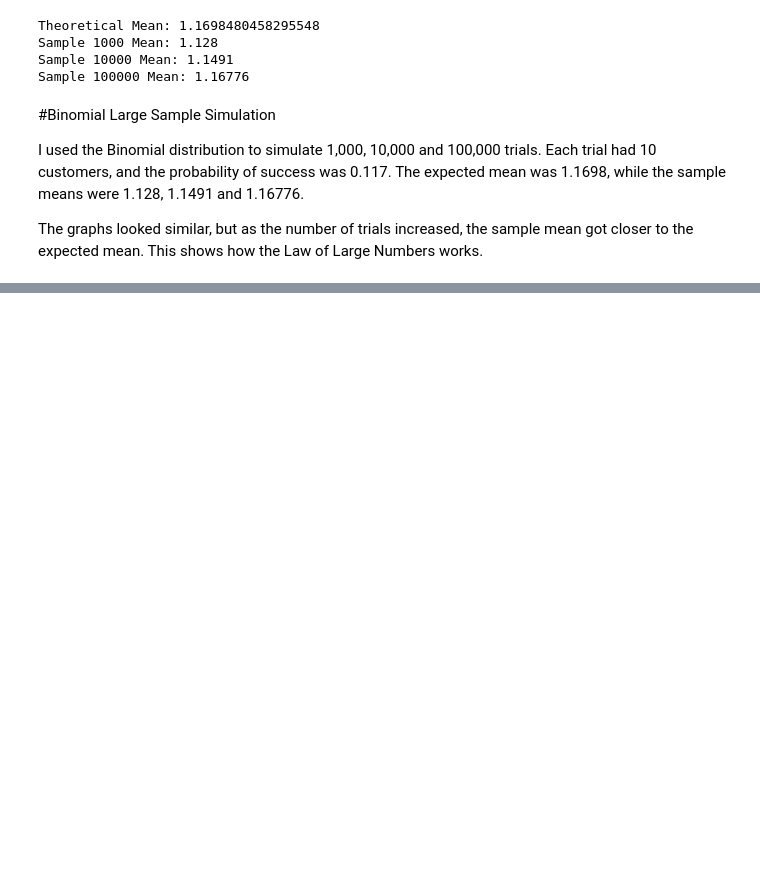
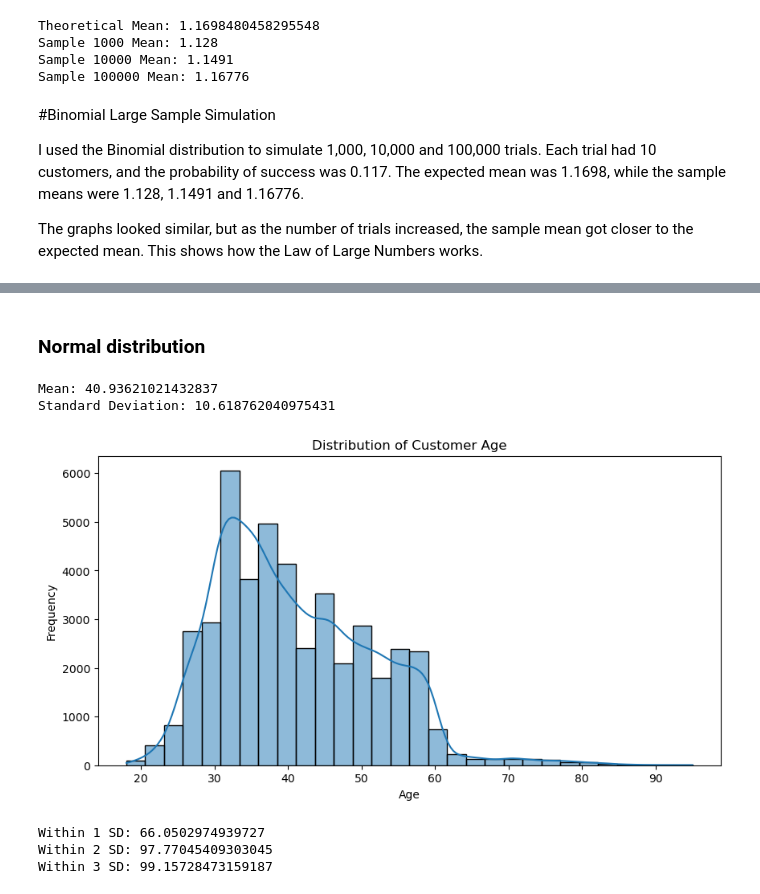
Before and after one commit to Munkhzaya-pom/statistic-sep-26, a Jupyter notebook: statistic-word-sep-26/Munkhzaya_stats-sep26.ipynb, the cells around one changed output, grey strips where cells are left out. Saved outputs shown, nothing was run; the diff lists cells and outputs as text; code cells hidden in the pictures; blank space fills up the shorter version.

```diff
--- a/statistic-word-sep-26/statistic-sep26.ipynb
+++ b/statistic-word-sep-26/Munkhzaya_stats-sep26.ipynb
@@ -398,0 +478,40 @@ The graphs looked similar, but as the number of trials increased, the sample mea
+# %% [markdown]
+### Normal distribution
+# %%
+# Normal Distribution - Age
+
+age_mean = df['age'].mean()
+age_std = df['age'].std()
+
+print("Mean:", age_mean)
+print("Standard Deviation:", age_std)
+
+plt.figure(figsize=(10, 5))
+sns.histplot(df['age'], bins=30, kde=True)
+
+plt.title("Distribution of Customer Age")
+plt.xlabel("Age")
+plt.ylabel("Frequency")
+plt.show()
+# %% [output]
+Mean: 40.93621021432837
+Standard Deviation: 10.618762040975431
+[figure, added]
+# %%
+# Empirical Rule for Age
+
+age = df['age']
+
+within1 = ((age >= age_mean - age_std) & (age <= age_mean + age_std)).mean() * 100
+
+within2 = ((age >= age_mean - 2*age_std) & (age <= age_mean + 2*age_std)).mean() * 100
+
+within3 = ((age >= age_mean - 3*age_std) & (age <= age_mean + 3*age_std)).mean() * 100
+
+print("Within 1 SD:", within1)
+print("Within 2 SD:", within2)
+print("Within 3 SD:", within3)
+# %% [output]
+Within 1 SD: 66.0502974939727
+Within 2 SD: 97.77045409303045
+Within 3 SD: 99.15728473159187
```
Also changed, not shown: parts of 18 cells of this notebook, 1 other file.
